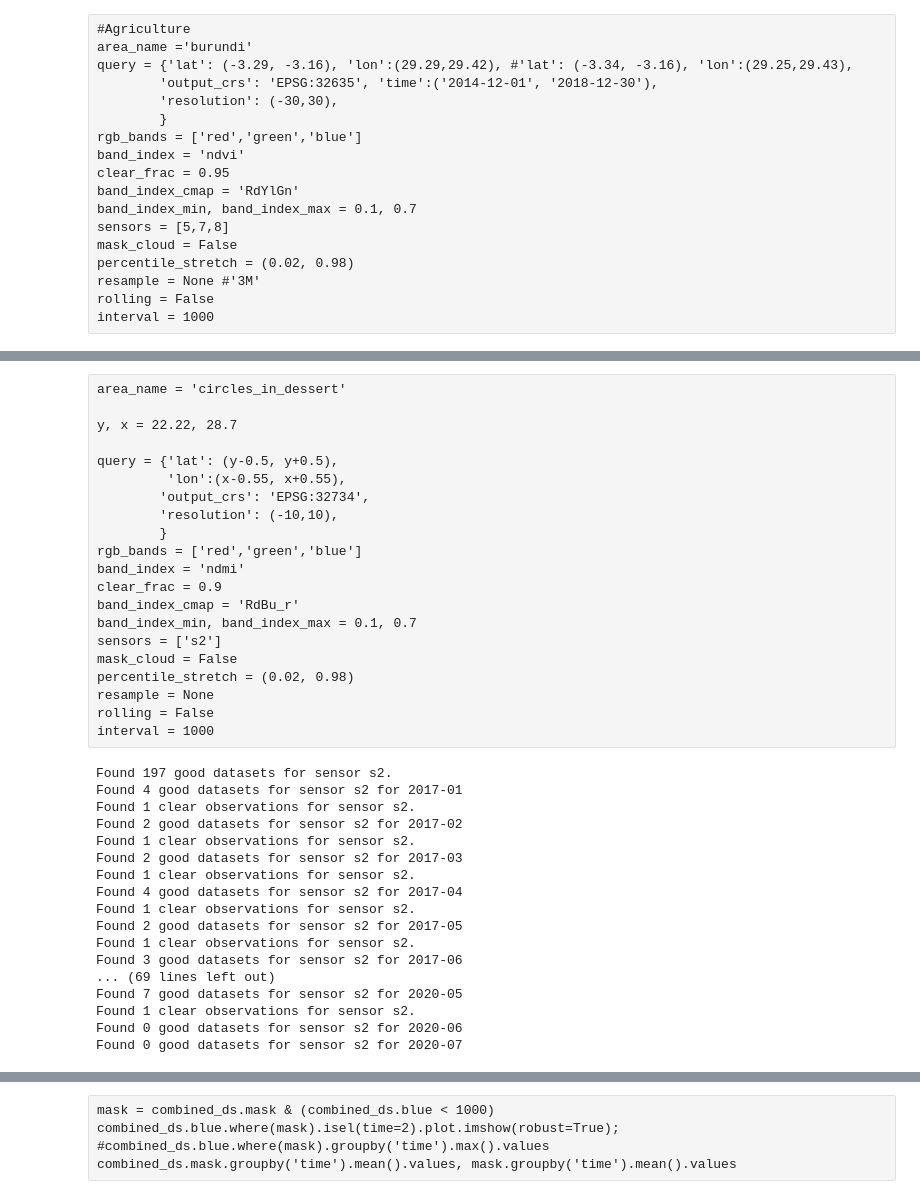
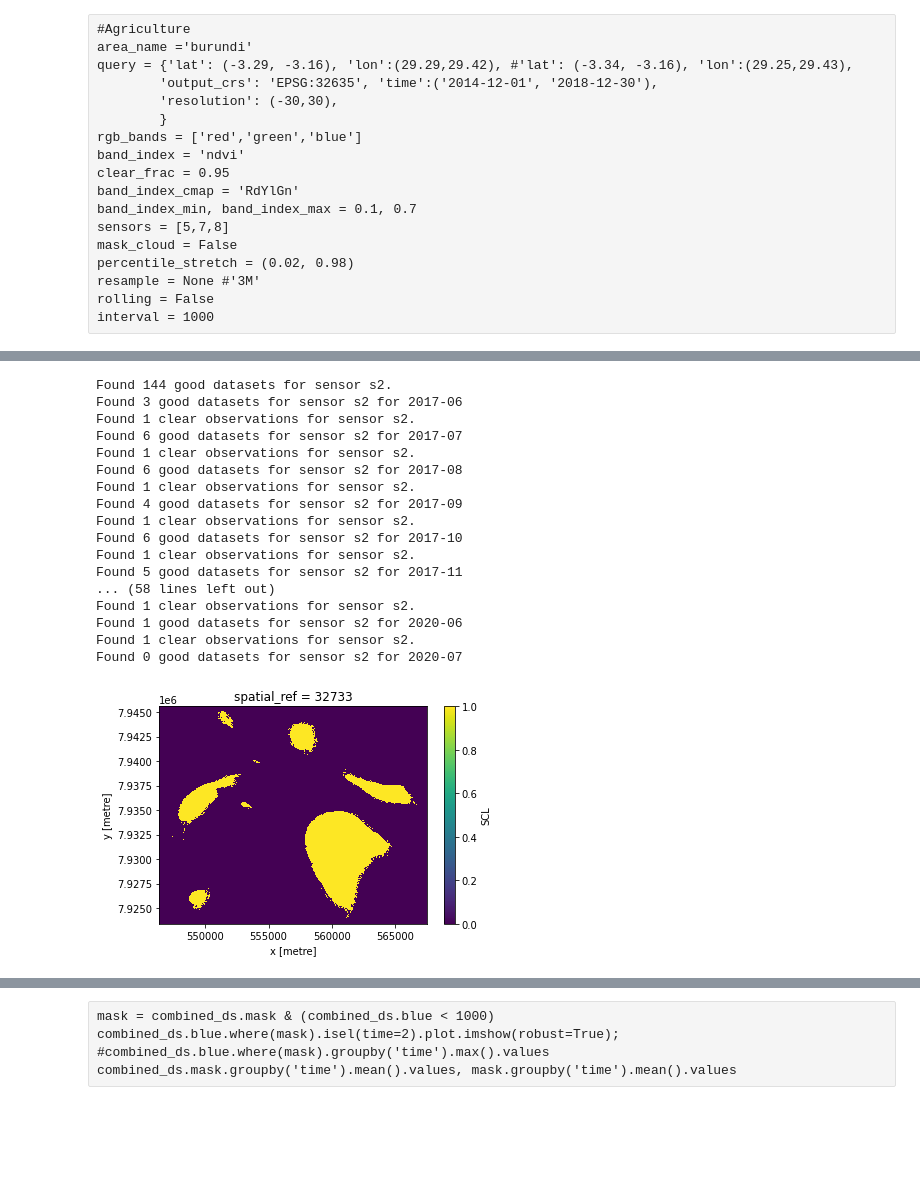
Before and after one commit to fangfy/deafrica-sandbox-notebooks, a Jupyter notebook: dev_test/animation_s2.ipynb, the cells around one changed output, grey strips where cells are left out. Cells and saved outputs as stored; diff of their text form; code cells hidden in the pictures; blank space fills up the shorter version.

```diff
--- a/dev_test/animation_s2.ipynb
+++ b/dev_test/animation_s2.ipynb
@@ -124,25 +152,4 @@ interval = 800
 best_per_month = True
-# %% [raw]
-area_name = 'circles_in_dessert'
-
-y, x = 22.22, 28.7
-
-query = {'lat': (y-0.5, y+0.5),
-         'lon':(x-0.55, x+0.55),
-        'output_crs': 'EPSG:32734',
-        'resolution': (-10,10),
-        }
-rgb_bands = ['red','green','blue']
-band_index = 'ndmi'
-clear_frac = 0.9
-band_index_cmap = 'RdBu_r'
-band_index_min, band_index_max = 0.1, 0.7
-sensors = ['s2']
-mask_cloud = False
-percentile_stretch = (0.02, 0.98)
-resample = None
-rolling = False
-interval = 1000
 # %%
 import xarray as xr
 import numpy as np
@@ -150,7 +157,7 @@ from skimage.morphology import disk, binary_dilation
 
 bad = []
 
-def load_and_combine(query, base_bands =['red','green','blue'], band_index = None, mask_cloud=True, best_per_month = True,
+def load_and_combine(query, base_bands =['red','green','blue'], band_index = None, mask_cloud=True, best_per_month = True, masked = None,
                      dilation=0, clear_frac=0.8, sensors=[]):
     bands = base_bands.copy()
     if not band_index is None:
@@ -182,7 +189,7 @@ def load_and_combine(query, base_bands =['red','green','blue'], band_index = Non
 
         if (len(dss)>100 and (not 'time' in query)) or best_per_month:
             ds_set =[]
-            time_slice = np.datetime64('2016-12')
+            time_slice = np.datetime64('2017-05')
             while time_slice < np.datetime64('now'):
                 time_slice += np.timedelta64(1,'M')
                 #for time_slice in [('2018-01-01','2018-06-30'),('2018-07-01','2018-12-31'),('2019-01-01','2019-06-30'),('2019-07-01','2019-12-31')]: #,('2020-01-01','2020-12-31')]:
@@ -195,20 +202,24 @@ def load_and_combine(query, base_bands =['red','green','blue'], band_index = Non
                 ds = dc.load(product=product, group_by='solar_day', datasets=dss, measurements=bands,**sub_query)
 
                 if product =='s2_l2a':
-                    mask = good = ds.SCL.isin([2, 4,5,6,7,10,11])
+                    if not masked is None: mask = ds.SCL.isin([2,3,4,5,6,7,10,11]) | masked
+                    else: mask = ds.SCL.isin([2,3,4,5,6,7,10,11])
                 else:
                     pq = dc.load(product=product, group_by='solar_day', datasets=dss, measurements=['pixel_qa'],**sub_query)
                     mask = masking.make_mask(pq.pixel_qa, cloud='no_cloud', cloud_shadow='no_cloud_shadow', nodata=False)
 
-                if 'blue' in ds: mask = mask & (ds.blue<1000)
+                #if 'blue' in ds: mask = mask & (ds.blue<1000)
                 if dilation >0:
                     mask = ~(~mask).groupby('time').apply(binary_dilation,selem=disk(10))
                 good_frac = mask.mean(['x','y'])
                 #print(good_frac.sel(time=(good_frac>=clear_frac)))
                 if best_per_month:
+                    if good_frac.max()< clear_frac:
+                        print('best image has good frac:', good_frac.max().values)
+                        continue
                     good = good_frac == good_frac.max()
                 else:
-                    good = good_frac >= lear_frac
+                    good = good_frac >= clear_frac
                 if good.sum()==0: continue
                 ds_clean = ds.isel(time=good)
                 if mask_cloud:
@@ -223,7 +234,7 @@ def load_and_combine(query, base_bands =['red','green','blue'], band_index = Non
         else:
             ds = dc.load(product=product, group_by='solar_day', datasets=dss, measurements=bands,**query)
             if product =='s2_l2a':
-                mask = good = ds.SCL.isin([2, 4,5,6,7,11])
+                mask = good = ds.SCL.isin([2,4,5,6,7,11])
             else:
                 pq = dc.load(product=product, group_by='solar_day', datasets=dss, measurements=['pixel_qa'],**query)
                 mask = masking.make_mask(pq.pixel_qa, cloud='no_cloud', cloud_shadow='no_cloud_shadow', nodata=False)
@@ -258,23 +269,31 @@ def load_and_combine(query, base_bands =['red','green','blue'], band_index = Non
         return combined_ds
     else: return None
 # %%
-ds = load_and_combine(query, base_bands = rgb_bands, band_index = band_index, clear_frac=clear_frac, best_per_month=best_per_month,
-                      mask_cloud=mask_cloud, sensors=sensors)
+ds = load_and_combine(query, base_bands = all_bands, band_index = band_index, clear_frac=clear_frac, best_per_month=best_per_month,
+                      mask_cloud=mask_cloud, sensors=sensors,
+                      masked = mask
+                     )
 # %% [output]
-Found 197 good datasets for sensor s2.
-Found 4 good datasets for sensor s2 for 2017-01
+Found 144 good datasets for sensor s2.
+Found 3 good datasets for sensor s2 for 2017-06
 Found 1 clear observations for sensor s2.
-Found 2 good datasets for sensor s2 for 2017-02
+Found 6 good datasets for sensor s2 for 2017-07
 Found 1 clear observations for sensor s2.
-Found 2 good datasets for sensor s2 for 2017-03
+Found 6 good datasets for sensor s2 for 2017-08
 Found 1 clear observations for sensor s2.
-Found 4 good datasets for sensor s2 for 2017-04
+Found 4 good datasets for sensor s2 for 2017-09
 Found 1 clear observations for sensor s2.
-Found 2 good datasets for sensor s2 for 2017-05
+Found 6 good datasets for sensor s2 for 2017-10
 Found 1 clear observations for sensor s2.
-Found 3 good datasets for sensor s2 for 2017-06
-... (69 lines left out)
-Found 7 good datasets for sensor s2 for 2020-05
+Found 5 good datasets for sensor s2 for 2017-11
+... (58 lines left out)
 Found 1 clear observations for sensor s2.
-Found 0 good datasets for sensor s2 for 2020-06
+Found 1 good datasets for sensor s2 for 2020-06
+Found 1 clear observations for sensor s2.
 Found 0 good datasets for sensor s2 for 2020-07
+# %%
+#check cloud issue
+mask = (ds.SCL>=7).mean('time')>0.2
+mask.plot.imshow();
+# %% [output]
+[figure, added]
```
Also changed, not shown: parts of 9 cells of this notebook.
